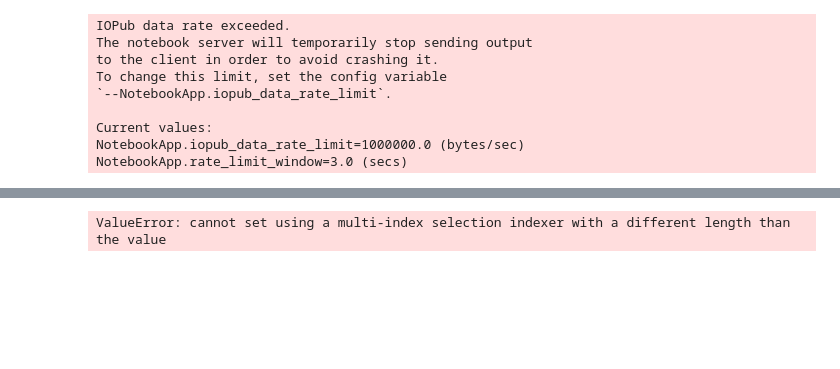
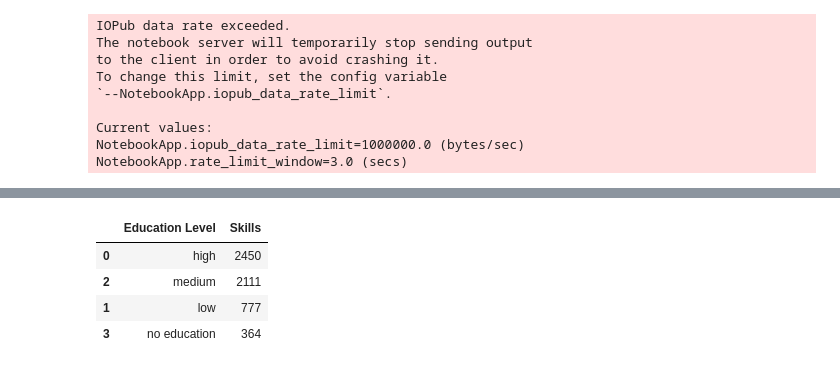
Before and after one commit to ssarahreyes/ih_datamadpt1120_project_m1, a Jupyter notebook: __trash__/CleaningData_draft.ipynb, the cells around one changed output, grey strips where cells are left out. Saved outputs shown, nothing was run; the diff lists cells and outputs as text; code cells hidden in the pictures; blank space fills up the shorter version.

```diff
--- a/__trash__/CleaningData_draft.ipynb
+++ b/__trash__/CleaningData_draft.ipynb
@@ -359,7 +395,6 @@ for k, v in dict_job_skills_title.items():
 # %%
 df_complete['Skills'] = df_complete['Job Code']
 
-for job_uuid, skills in dict_job_skills_title.items():
-    df_complete.loc[df_complete['Job Code'] == job_uuid , 'Skills'] = skills
+for job_uuid, skill in dict_job_skills_title.items():
+       #if job_uuid == df_complete['Job Code'][0]:
+        df_complete.loc[df_complete['Job Code'] == job_uuid , 'Skills'] = skill
-# %% [output]
-ValueError: cannot set using a multi-index selection indexer with a different length than the value
@@ -367,0 +408,8 @@ ValueError: cannot set using a multi-index selection indexer with a different le
+# %%
+df_bonus3.sort_values(by='Skills', ascending=False)
+# %% [output]
+|  | Education Level | Skills |
+| 0 | high | 2450 |
+| 2 | medium | 2111 |
+| 1 | low | 777 |
+| 3 | no education | 364 |
```
Also changed, not shown: parts of 14 cells of this notebook, 5 other files.
